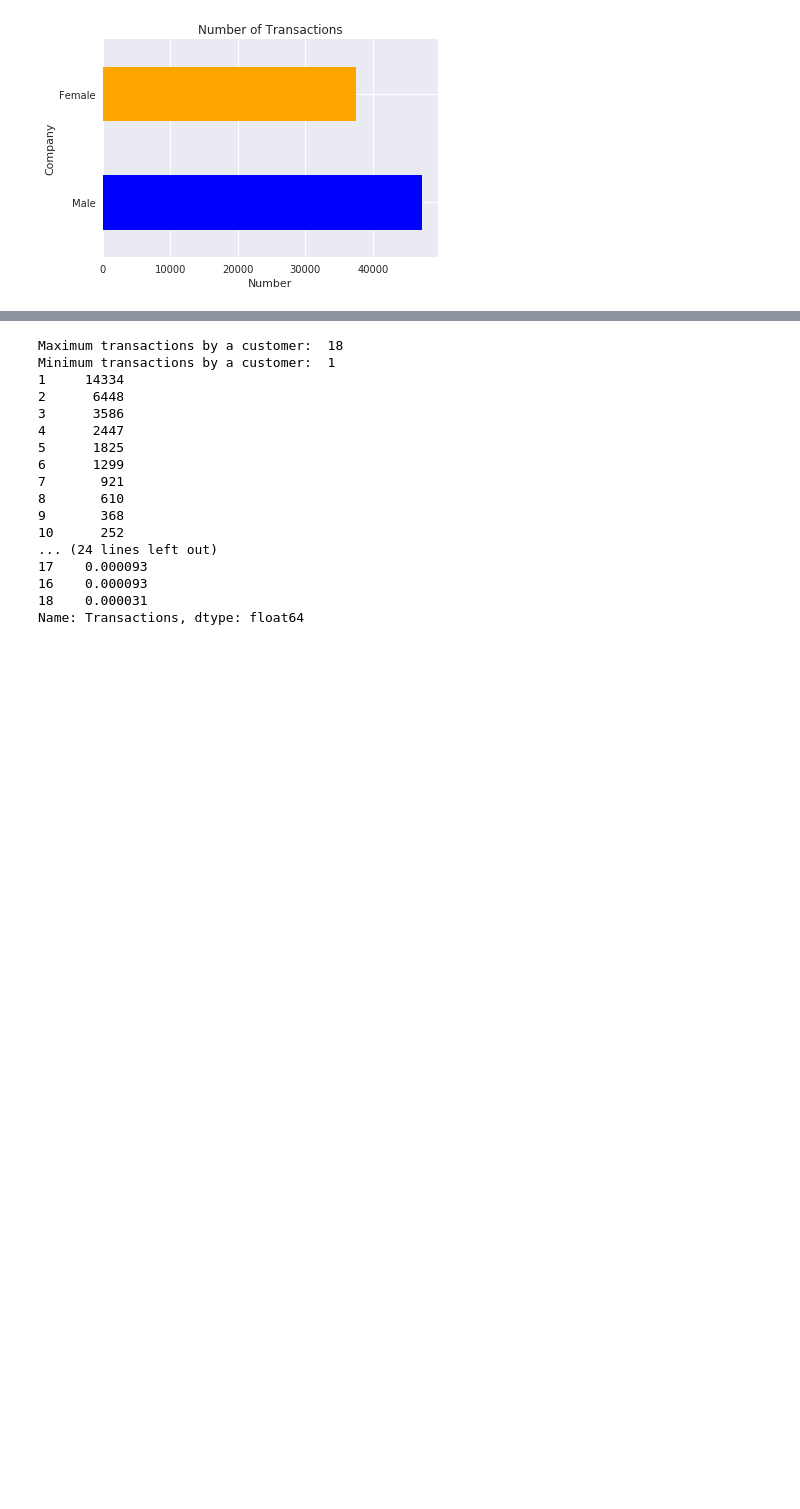
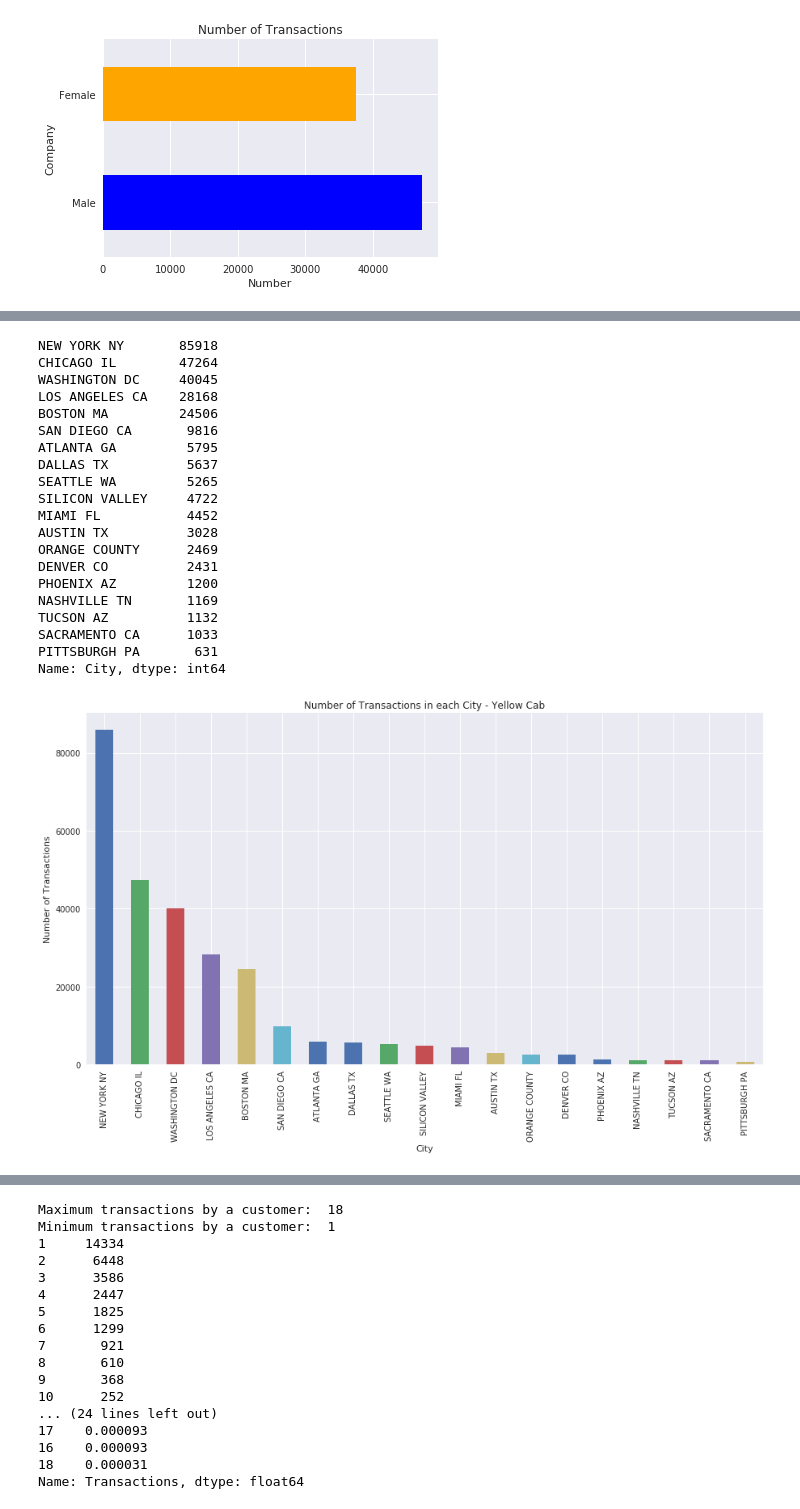
Before and after one commit to Wairimu-Miano/DataSets, a Jupyter notebook: G2Mweek2.ipynb, the cells around one changed output, grey strips where cells are left out. Saved outputs shown, nothing was run; the diff lists cells and outputs as text; code cells hidden in the pictures; blank space fills up the shorter version.

```diff
--- a/G2Mweek2.ipynb
+++ b/G2Mweek2.ipynb
@@ -609 +629,34 @@ plt.show()
 [figure]
+# %%
+# City Distribution
+print(yellow['City'].value_counts())
+
+# Graph
+sns.set(rc = {'figure.figsize':(15,8)})
+yellow['City'].value_counts().plot.bar()
+plt.xlabel('City')
+plt.ylabel('Number of Transactions')
+plt.title('Number of Transactions in each City - Yellow Cab')
+plt.show()
+# %% [output]
+NEW YORK NY       85918
+CHICAGO IL        47264
+WASHINGTON DC     40045
+LOS ANGELES CA    28168
+BOSTON MA         24506
+SAN DIEGO CA       9816
+ATLANTA GA         5795
+DALLAS TX          5637
+SEATTLE WA         5265
+SILICON VALLEY     4722
+MIAMI FL           4452
+AUSTIN TX          3028
+ORANGE COUNTY      2469
+DENVER CO          2431
+PHOENIX AZ         1200
+NASHVILLE TN       1169
+TUCSON AZ          1132
+SACRAMENTO CA      1033
+PITTSBURGH PA       631
+Name: City, dtype: int64
+[figure, added]
```
Also changed, not shown: parts of 32 cells of this notebook.
